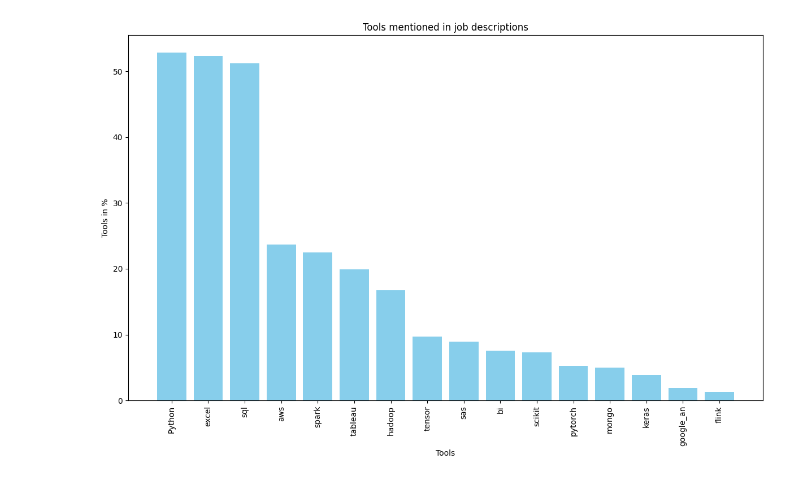
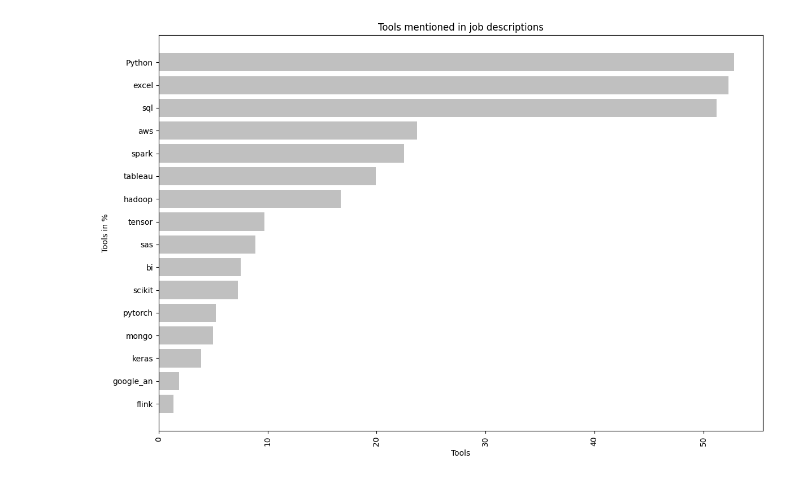
Before and after one commit to datschman/DataScientist, a Jupyter notebook: notebooks/Analyse_2_Tools.ipynb, the cells around one changed output. Drawn from its saved outputs; the diff is of its cells as text; code cells hidden in the pictures.

```diff
--- a/notebooks/Analyse_2_Tools.ipynb
+++ b/notebooks/Analyse_2_Tools.ipynb
@@ -5,33 +5,33 @@ import matplotlib.pyplot as plt
 # Charger le jeu de données
 file_path = '../raw_data/data_cleaned_2021.csv'
 data = pd.read_csv(file_path)
 
 # Extraire les colonnes de compétences (colonnes de 'python' à 'google_an')
 skills_columns = ['Python', 'spark', 'aws', 'excel', 'sql', 'sas', 'keras', 'pytorch', 'scikit', 'tensor', 'hadoop', 'tableau', 'bi', 'flink', 'mongo', 'google_an']
 
 # Convertir les colonnes de compétences en numériques (entiers)
 data[skills_columns] = data[skills_columns].apply(pd.to_numeric, errors='coerce').fillna(0).astype(int)
 
 # Calculer le nombre et les pourcentages de mentions de chaque compétence
 skill_counts = data[skills_columns].sum()
 total_jobs = len(data)
 skill_percentages = (skill_counts / total_jobs) * 100
 
 # Créer un DataFrame pour les pourcentages de compétences et trier par pourcentage en ordre décroissant
 skill_percentages_df = skill_percentages.reset_index()
 skill_percentages_df.columns = ['Skill', 'Percentage']
-skill_percentages_df = skill_percentages_df.sort_values(by='Percentage', ascending=False)
+skill_percentages_df = skill_percentages_df.sort_values(by='Percentage', ascending=True)
 
 # Créer le graphique en barres
 plt.figure(figsize=(12, 8))
-plt.bar(skill_percentages_df['Skill'], skill_percentages_df['Percentage'], color='skyblue')
+plt.barh(skill_percentages_df['Skill'], skill_percentages_df['Percentage'], color='silver')
 plt.xlabel('Tools')
 plt.ylabel('Tools in %')
 plt.title('Tools mentioned in job descriptions')
 plt.xticks(rotation=90)
 plt.tight_layout()
 
 # Afficher le graphique en barres
 plt.show()
 # %% [output]
-[figure, old version]
+[figure, new version]
```
Also changed, not shown: 1 other file.
